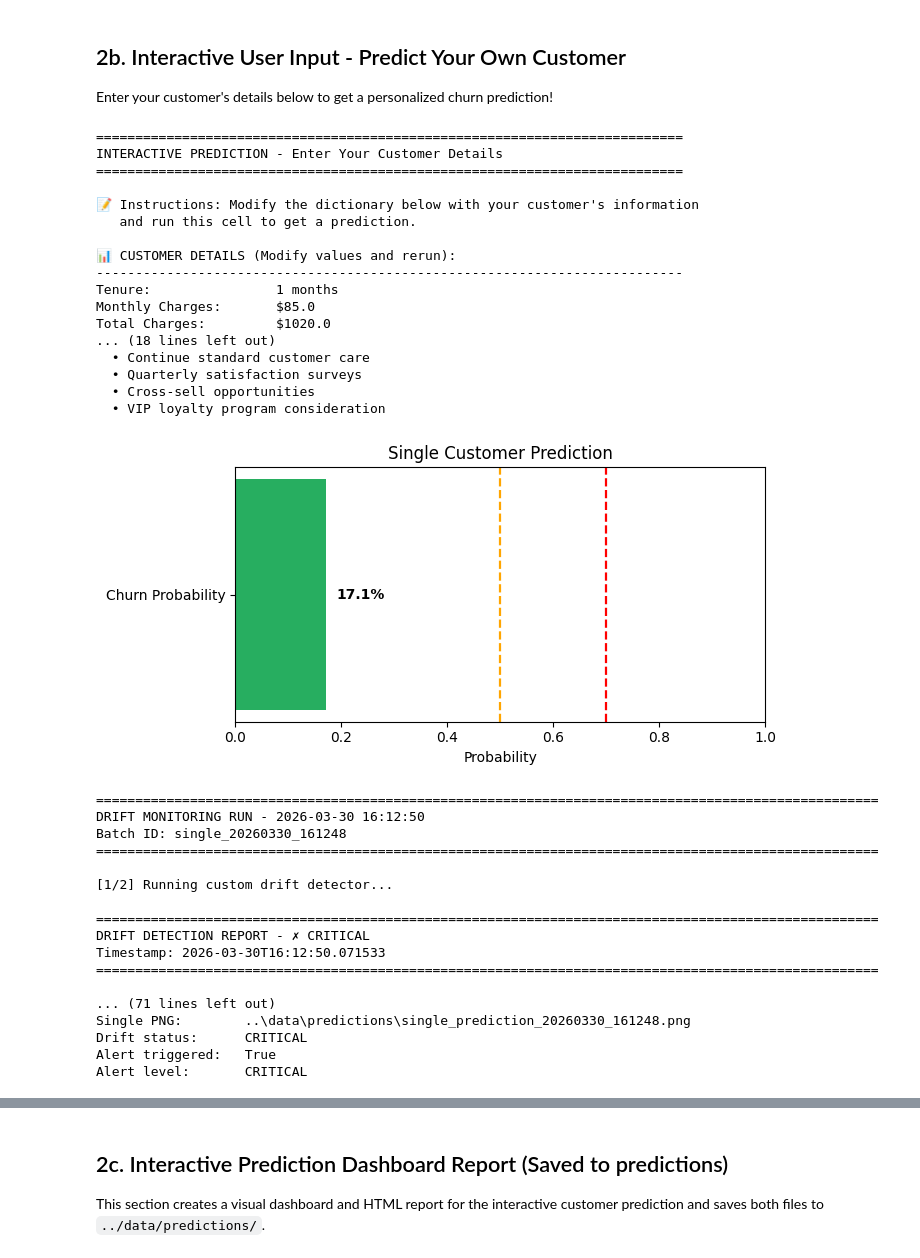
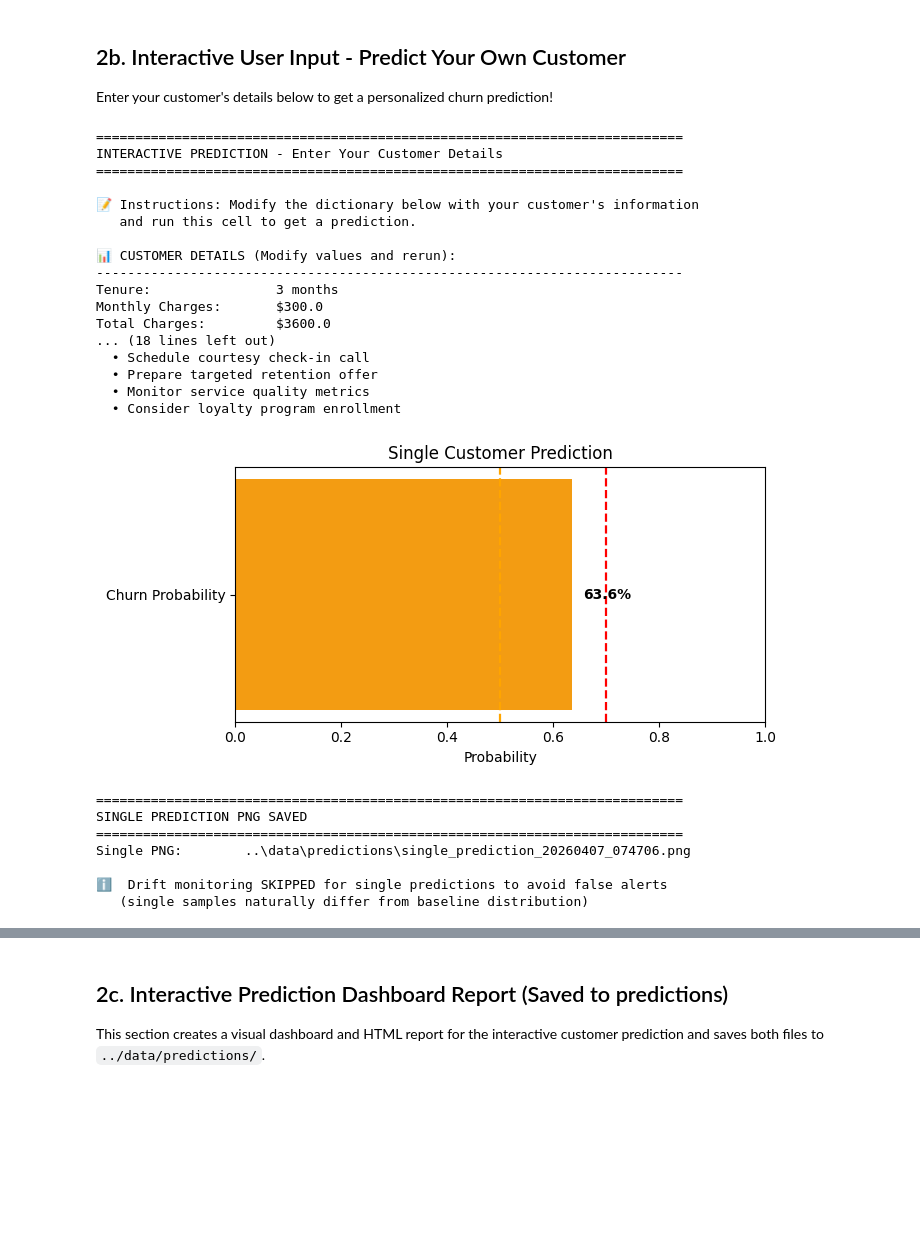
Before and after one commit to Samueljabez/churn-ML-drift-detection-and-alerting-, a Jupyter notebook: notebooks/03_single_and_batch_prediction.ipynb, the cells around one changed output, grey strips where cells are left out. Drawn from its saved outputs; the diff is of its cells as text; code cells hidden in the pictures; blank space fills up the shorter version.

Commit message:
Update drift monitoring outputs and dashboard

```diff
--- a/notebooks/03_single_and_batch_prediction.ipynb
+++ b/notebooks/03_single_and_batch_prediction.ipynb
@@ -349,11 +349,11 @@ print("   and run this cell to get a prediction.\n")
 # Template for user to modify
 user_customer = {
     'SeniorCitizen': 0,                                    # 0 or 1
-    'tenure': 1,                                          # months (0-72)
-    'PhoneService_Yes':0 ,                                 # 0 or 1
+    'tenure': 3,                                          # months (0-72)
+    'PhoneService_Yes': 1,                                 # 0 or 1
     'MultipleLines_Yes': 0,                                # 0 or 1
-    'InternetService_Fiber optic': 1,                      # 1 if Fiber, 0 if DSL
-    'InternetService_No': 1,                               # 1 if No internet
+    'InternetService_Fiber optic': 0,                      # 1 if Fiber, 0 if DSL
+    'InternetService_No': 0,                               # 1 if No internet
     'OnlineSecurity_Yes': 1,                               # 0 or 1
     'OnlineBackup_Yes': 1,                                 # 0 or 1
     'DeviceProtection_Yes': 1,                             # 0 or 1
@@ -361,15 +361,15 @@ user_customer = {
     'StreamingTV_Yes': 1,                                  # 0 or 1
     'StreamingMovies_Yes': 1,                              # 0 or 1
     'Contract_One year': 0,                                # 1 if 1-year, 0 otherwise
-    'Contract_Two year': 1,                                # 1 if 2-year, 0 otherwise
+    'Contract_Two year': 0,                                # 1 if 2-year, 0 otherwise
     'PaperlessBilling_Yes': 1,                             # 0 or 1
     'PaymentMethod_Credit card (automatic)': 1,            # 1 if Credit card
     'PaymentMethod_Electronic check': 1,                   # 1 if E-check
     'PaymentMethod_Mailed check': 1,                       # 1 if Mailed check
-    'MonthlyCharges': 85.00,                               # $ amount
-    'TotalCharges': 1020.00,                               # $ total lifetime
+    'MonthlyCharges': 300.00,                               # $ amount
+    'TotalCharges': 3600.00,                               # $ total lifetime
     'gender_Male': 1,                                      # 1 if Male, 0 if Female
-    'Partner_Yes': 1,                                      # 0 or 1
+    'Partner_Yes': 0,                                      # 0 or 1
     'Dependents_Yes': 0,                                   # 0 or 1
     'OnlineSecurity_No internet service': 0,               # 0 (not applicable if internet)
     'OnlineBackup_No internet service': 0,                 # 0 (not applicable if internet)
@@ -439,66 +439,51 @@ ax_single.axvline(0.7, color="red", linestyle="--", linewidth=1.6)
 ax_single.set_xlim(0, 1)
 ax_single.set_title("Single Customer Prediction")
 ax_single.set_xlabel("Probability")
 ax_single.text(
     single_prob + 0.02 if single_prob < 0.88 else single_prob - 0.18,
     0,
     f"{single_prob:.1%}",
     va="center",
     fontweight="bold",
 )
 
 single_png_path = PREDICTION_DIR / f"single_prediction_{timestamp_single}.png"
 fig_single.tight_layout()
 fig_single.savefig(single_png_path, dpi=150, bbox_inches="tight")
 plt.show()
 
-# Run drift detection + alerting for this single prediction input
-single_raw_df = build_raw_single_customer(user_customer)
-single_drift_report = run_drift_and_alert(single_raw_df, batch_name=f"single_{timestamp_single}")
-
 print("\n" + "=" * 75)
-print("SINGLE PREDICTION PNG + DRIFT MONITORING")
+print("SINGLE PREDICTION PNG SAVED")
 print("=" * 75)
 print(f"Single PNG:        {single_png_path}")
-print(f"Drift status:      {single_drift_report['custom_detector']['overall_status']}")
-print(f"Alert triggered:   {single_drift_report['alerting']['alert_triggered']}")
-print(f"Alert level:       {single_drift_report['alerting']['alert_level']}")
+print(f"\nℹ️  Drift monitoring SKIPPED for single predictions to avoid false alerts")
+print(f"   (single samples naturally differ from baseline distribution)")
 # %% [output]
 ===========================================================================
 INTERACTIVE PREDICTION - Enter Your Customer Details
 ===========================================================================
 
 📝 Instructions: Modify the dictionary below with your customer's information
    and run this cell to get a prediction.
 
 📊 CUSTOMER DETAILS (Modify values and rerun):
 ---------------------------------------------------------------------------
-Tenure:                1 months
-Monthly Charges:       $85.0
-Total Charges:         $1020.0
+Tenure:                3 months
+Monthly Charges:       $300.0
+Total Charges:         $3600.0
 ... (18 lines left out)
-  • Continue standard customer care
-  • Quarterly satisfaction surveys
-  • Cross-sell opportunities
-  • VIP loyalty program consideration
+  • Schedule courtesy check-in call
+  • Prepare targeted retention offer
+  • Monitor service quality metrics
+  • Consider loyalty program enrollment
-[figure, old version]
+[figure, new version]
-====================================================================================================
-DRIFT MONITORING RUN - 2026-03-30 16:12:50
-Batch ID: single_20260330_161248
-====================================================================================================
+===========================================================================
+SINGLE PREDICTION PNG SAVED
+===========================================================================
+Single PNG:        ..\data\predictions\single_prediction_20260407_074706.png
 
-[1/2] Running custom drift detector...
-
-====================================================================================================
-DRIFT DETECTION REPORT - ✗ CRITICAL
-Timestamp: 2026-03-30T16:12:50.071533
-====================================================================================================
-
-... (71 lines left out)
-Single PNG:        ..\data\predictions\single_prediction_20260330_161248.png
-Drift status:      CRITICAL
-Alert triggered:   True
-Alert level:       CRITICAL
+ℹ️  Drift monitoring SKIPPED for single predictions to avoid false alerts
+   (single samples naturally differ from baseline distribution)
 # %%
 # ========== DASHBOARD REPORT FOR INTERACTIVE PREDICTION ==========
 from datetime import datetime
```
Also changed, not shown: parts of 4 cells of this notebook, 39 other files.
